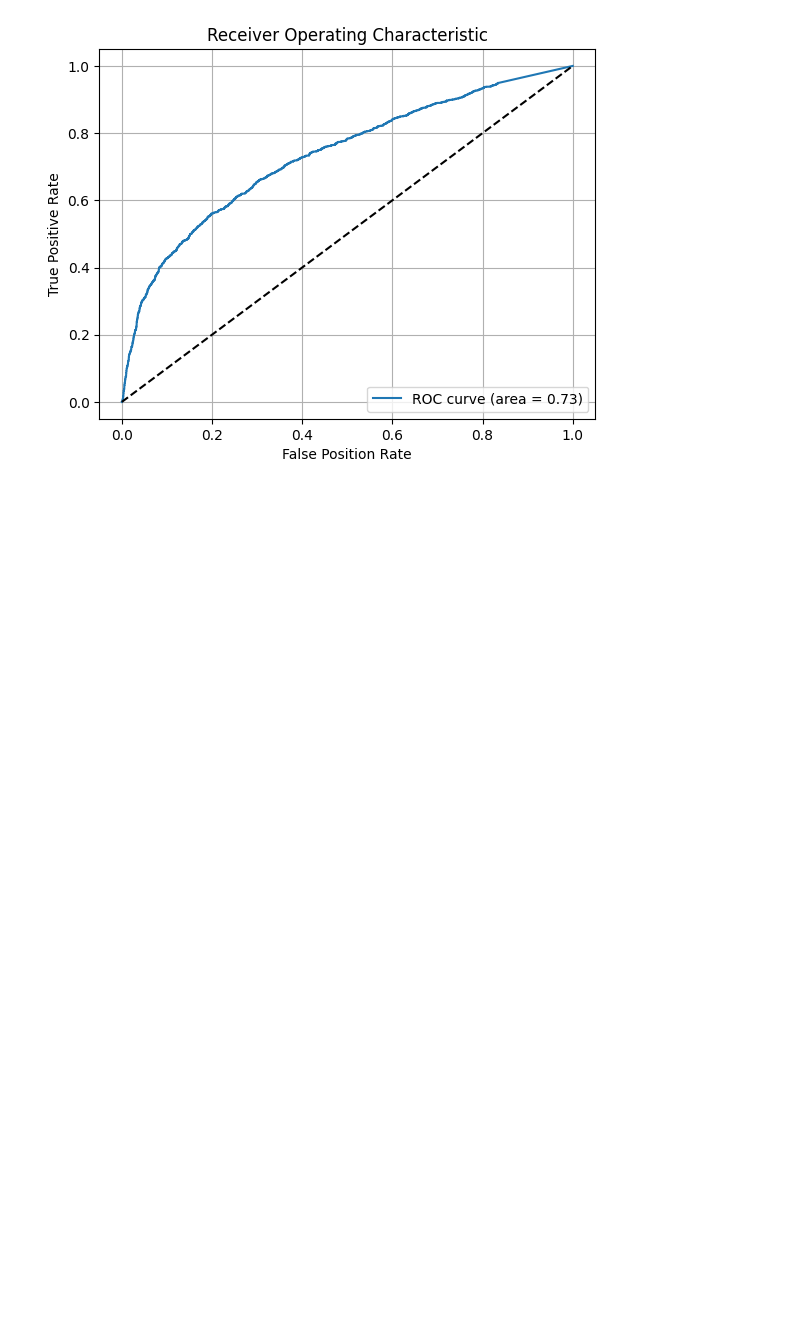
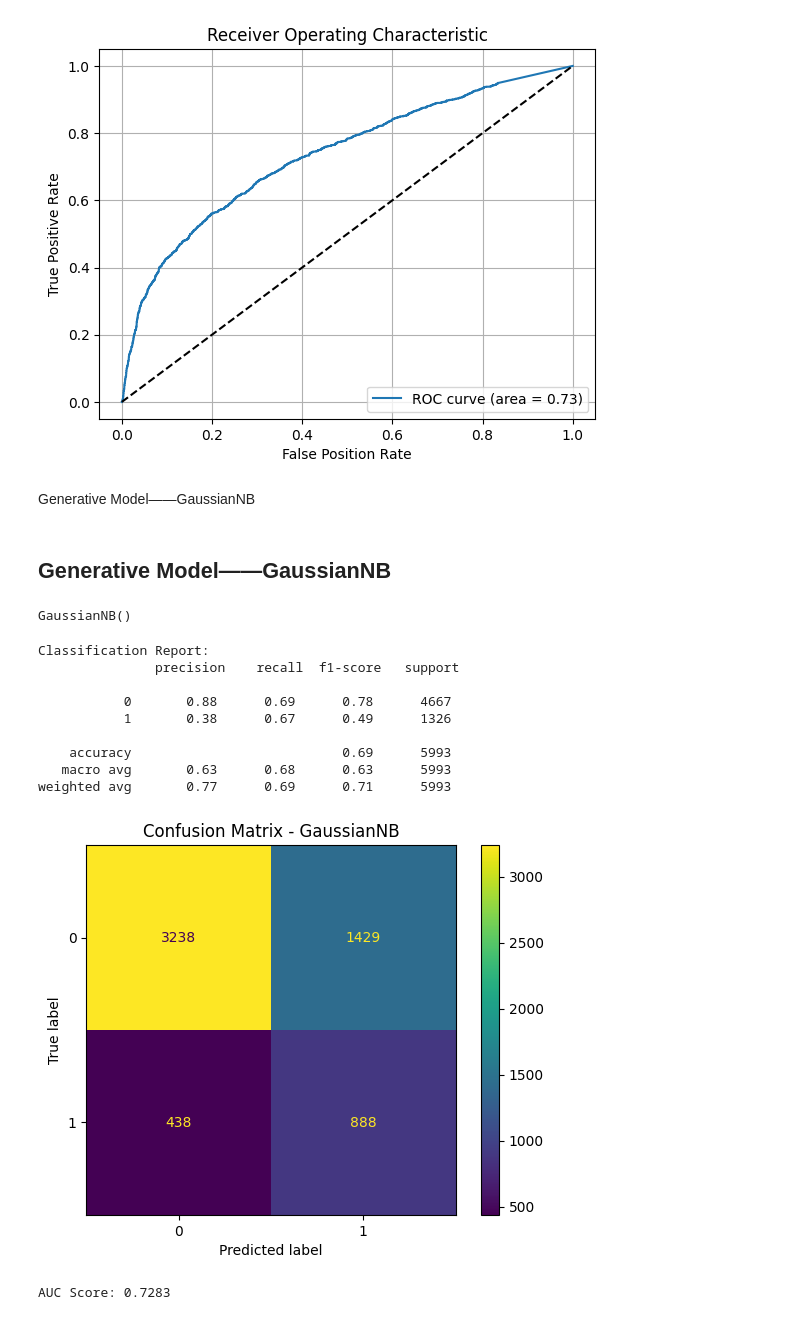
Before and after one commit to faseeh-quraishi/Credit_Card_Users_Default_Prediction, a Jupyter notebook: MAC_ML_Assignment_Summer2025.ipynb, the cells around one changed output. Saved outputs shown, nothing was run; the diff lists cells and outputs as text; code cells hidden in the pictures; blank space fills up the shorter version.

Commit message:
add the part of Generative Model——GaussianNB

```diff
--- a/MAC_ML_Assignment_Summer2025.ipynb
+++ b/MAC_ML_Assignment_Summer2025.ipynb
@@ -959,3 +961,41 @@ plt.grid()
 plt.show()
 # %% [output]
 [figure]
+# %% [markdown]
+Generative Model——GaussianNB
+# %% [markdown]
+
+## **Generative Model——GaussianNB**
+# %%
+gnb = GaussianNB()
+gnb.fit(X_train, y_train)
+# %% [output]
+GaussianNB()
+# %%
+y_pred = gnb.predict(X_test)
+y_prob = gnb.predict_proba(X_test)[:, 1]
+# %%
+# report
+print("Classification Report:\n", classification_report(y_test, y_pred))
+
+# Confusion Matrix
+#print("Confusion Matrix:\n", confusion_matrix(y_test, y_pred))
+ConfusionMatrixDisplay.from_estimator(gnb, X_test, y_test)
+plt.title("Confusion Matrix - GaussianNB")
+plt.show()
+
+# AUC value
+auc = roc_auc_score(y_test, y_prob)
+print(f"AUC Score: {auc:.4f}")
+# %% [output]
+Classification Report:
+               precision    recall  f1-score   support
+
+           0       0.88      0.69      0.78      4667
+           1       0.38      0.67      0.49      1326
+
+    accuracy                           0.69      5993
+   macro avg       0.63      0.68      0.63      5993
+weighted avg       0.77      0.69      0.71      5993
+[figure, added]
+AUC Score: 0.7283
```
Also changed, not shown: parts of 11 cells of this notebook.
